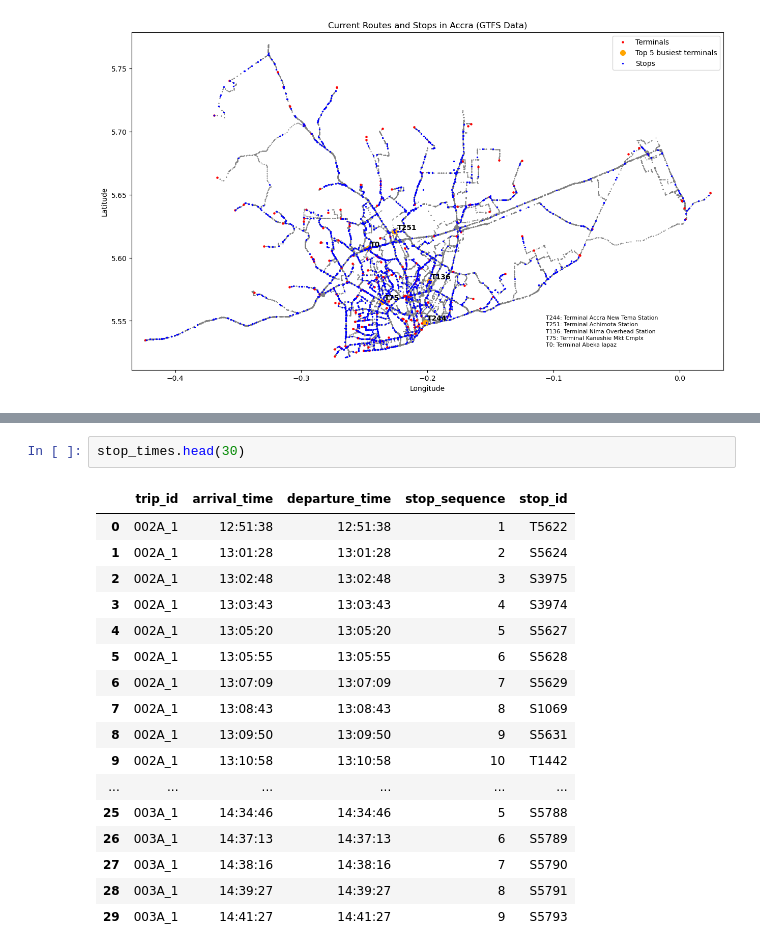
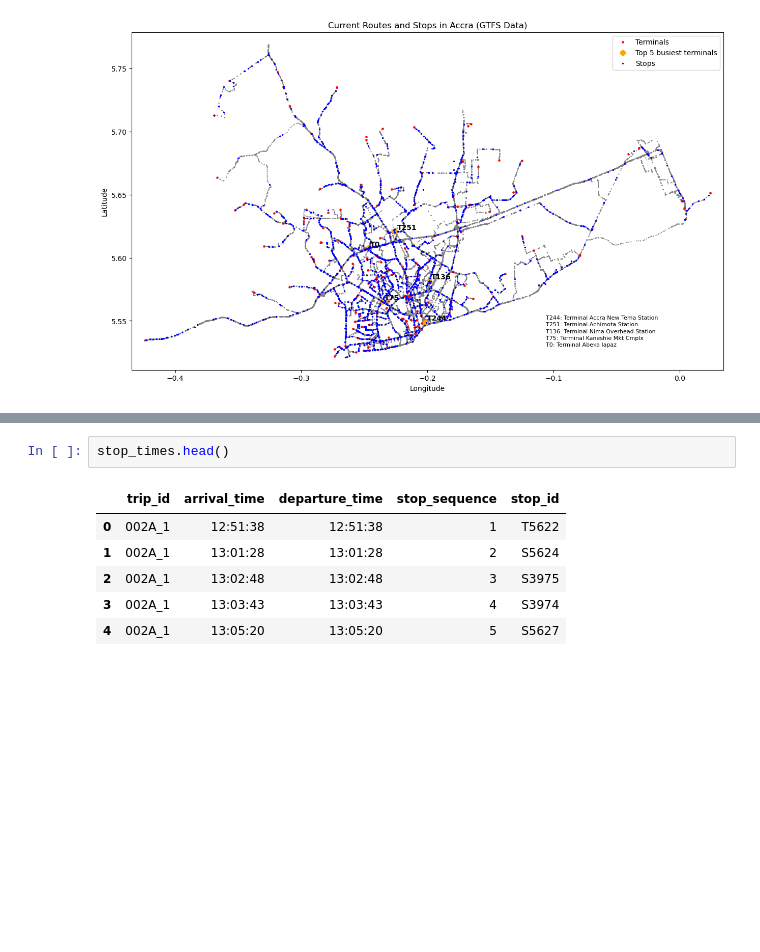
Before and after one commit to umpireHackathon/umpire, a Jupyter notebook: data/modeling/hackathon_transport.ipynb, the cells around one changed output, grey strips where cells are left out. Saved outputs shown, nothing was run; the diff lists cells and outputs as text; blank space fills up the shorter version.

```diff
--- a/data/modeling/hackathon_transport.ipynb
+++ b/data/modeling/hackathon_transport.ipynb
@@ -179,23 +179,12 @@ plt.show()
 - Routes:
 - Stops
 # %%
-stop_times.head(30)
+stop_times.head()
 # %% [output]
 |  | trip_id | arrival_time | departure_time | stop_sequence | stop_id |
 | 0 | 002A_1 | 12:51:38 | 12:51:38 | 1 | T5622 |
 | 1 | 002A_1 | 13:01:28 | 13:01:28 | 2 | S5624 |
 | 2 | 002A_1 | 13:02:48 | 13:02:48 | 3 | S3975 |
 | 3 | 002A_1 | 13:03:43 | 13:03:43 | 4 | S3974 |
 | 4 | 002A_1 | 13:05:20 | 13:05:20 | 5 | S5627 |
-| 5 | 002A_1 | 13:05:55 | 13:05:55 | 6 | S5628 |
-| 6 | 002A_1 | 13:07:09 | 13:07:09 | 7 | S5629 |
-| 7 | 002A_1 | 13:08:43 | 13:08:43 | 8 | S1069 |
-| 8 | 002A_1 | 13:09:50 | 13:09:50 | 9 | S5631 |
-| 9 | 002A_1 | 13:10:58 | 13:10:58 | 10 | T1442 |
-| ... | ... | ... | ... | ... | ... |
-| 25 | 003A_1 | 14:34:46 | 14:34:46 | 5 | S5788 |
-| 26 | 003A_1 | 14:37:13 | 14:37:13 | 6 | S5789 |
-| 27 | 003A_1 | 14:38:16 | 14:38:16 | 7 | S5790 |
-| 28 | 003A_1 | 14:39:27 | 14:39:27 | 8 | S5791 |
-| 29 | 003A_1 | 14:41:27 | 14:41:27 | 9 | S5793 |
 # %%
```
Also changed, not shown: parts of 3 cells of this notebook, 25 other files.
